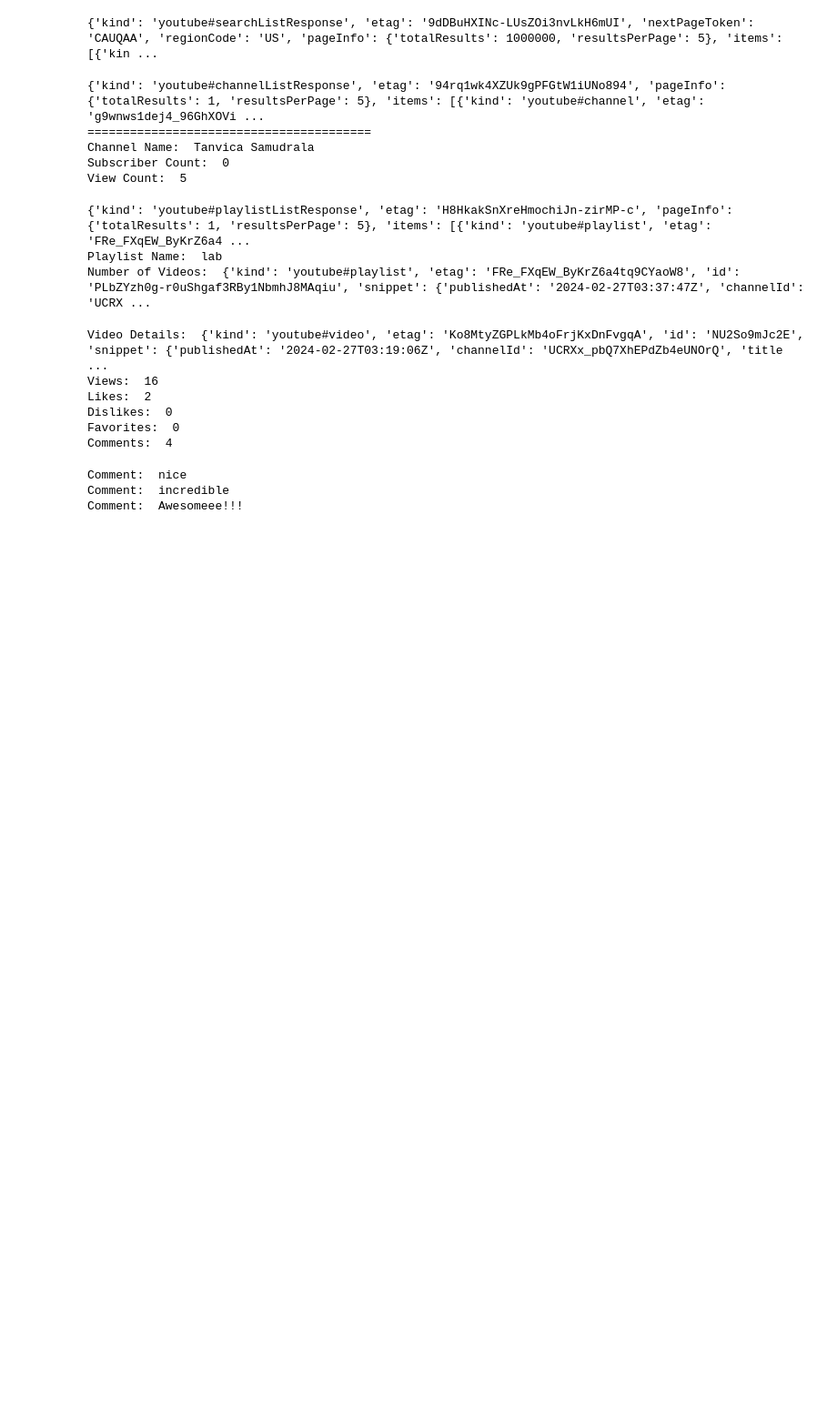
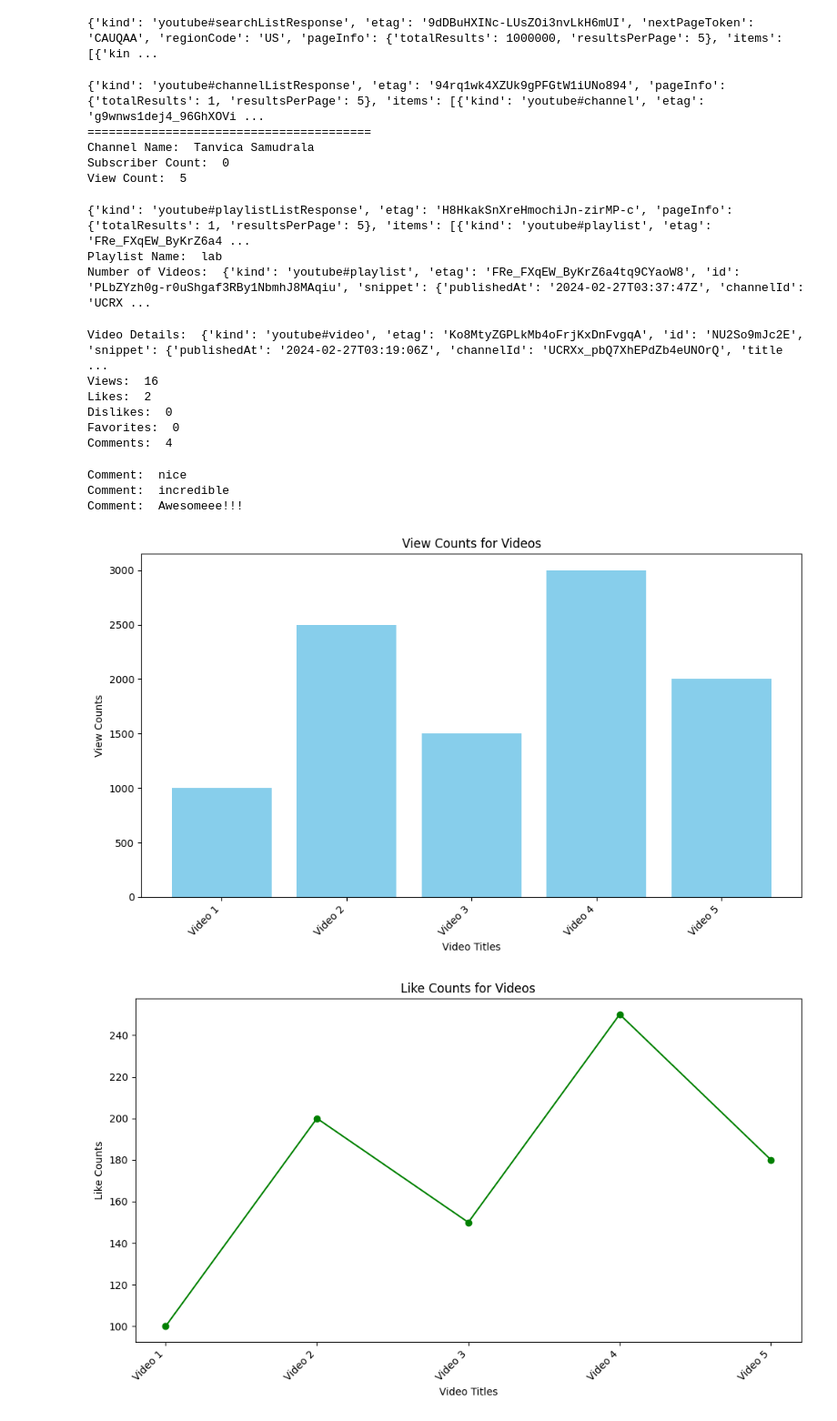
Before and after one commit to Tanvi1505/Youtube-Analytics, a Jupyter notebook: 322010326017_SMALAB.ipynb, the cells around one changed output. Shown at 91% size. Drawn from its saved outputs; the diff is of its cells as text; code cells hidden in the pictures; blank space fills up the shorter version.

```diff
--- a/322010326017_SMALAB.ipynb
+++ b/322010326017_SMALAB.ipynb
@@ -130,3 +130,40 @@ for item in items:
 Comment:  nice
 Comment:  incredible
 Comment:  Awesomeee!!!
+# %%
+import matplotlib.pyplot as plt
+
+# Sample data (replace with your actual data)
+video_titles = ["Video 1", "Video 2", "Video 3", "Video 4", "Video 5"]
+view_counts = [1000, 2500, 1500, 3000, 2000]
+like_counts = [100, 200, 150, 250, 180]
+
+# Create a bar chart for view counts
+plt.figure(figsize=(10, 6))
+plt.bar(video_titles, view_counts, color='skyblue')
+plt.xlabel("Video Titles")
+plt.ylabel("View Counts")
+plt.title("View Counts for Videos")
+plt.xticks(rotation=45, ha="right")  # Rotate x-axis labels for readability
+plt.tight_layout()
+plt.show()
+
+# Create a line chart for like counts
+plt.figure(figsize=(10, 6))
+plt.plot(video_titles, like_counts, marker='o', linestyle='-', color='green')
+plt.xlabel("Video Titles")
+plt.ylabel("Like Counts")
+plt.title("Like Counts for Videos")
+plt.xticks(rotation=45, ha="right")
+plt.tight_layout()
+plt.show()
+
+# Create a pie chart for view distribution
+plt.figure(figsize=(8, 8))
+plt.pie(view_counts, labels=video_titles, autopct='%1.1f%%', startangle=90, colors=['skyblue', 'lightcoral', 'lightgreen', 'gold', 'lightblue'])
+plt.title("View Distribution")
+plt.axis('equal')  # Equal aspect ratio ensures that pie is drawn as a circle.
+plt.show()
+# %% [output]
+[figure, added]
+[figure, added]
```
Also changed, not shown: parts of 2 cells of this notebook.
